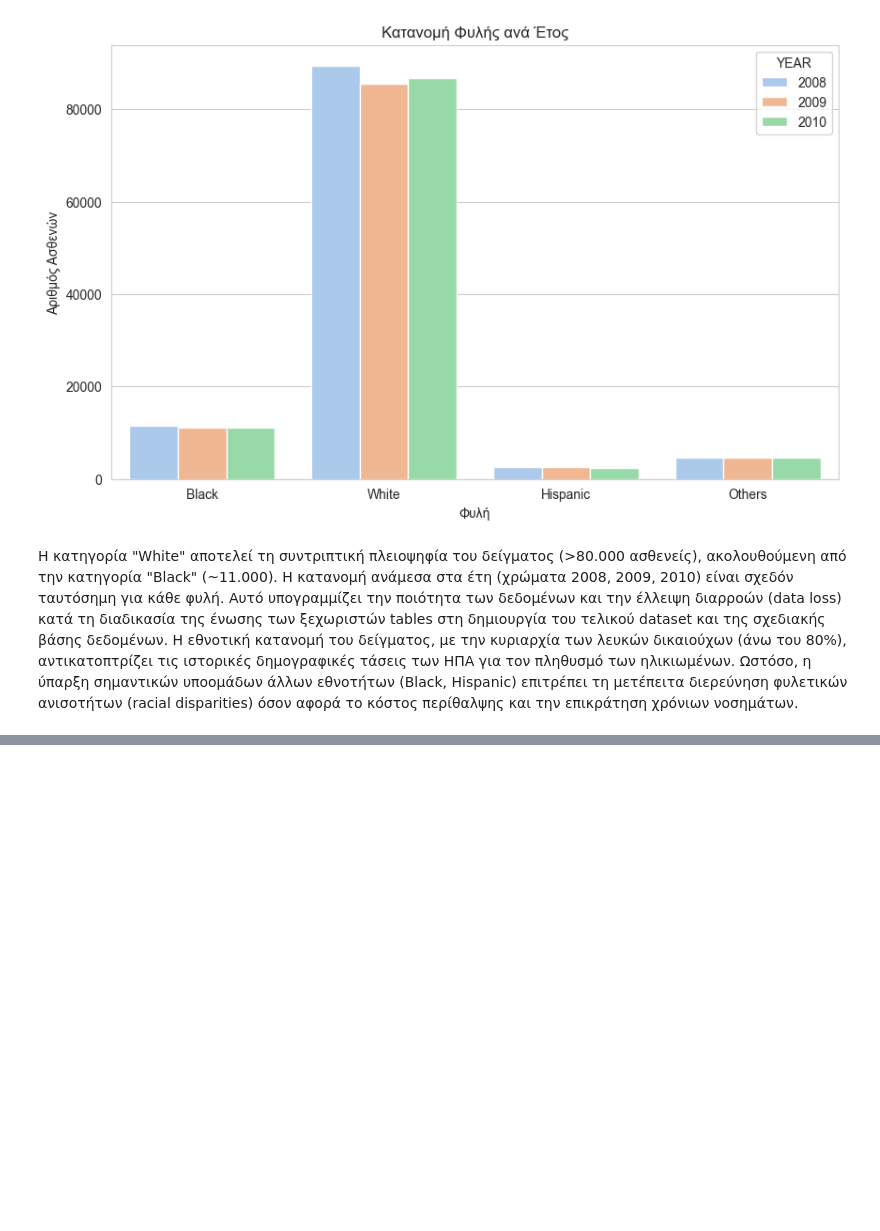
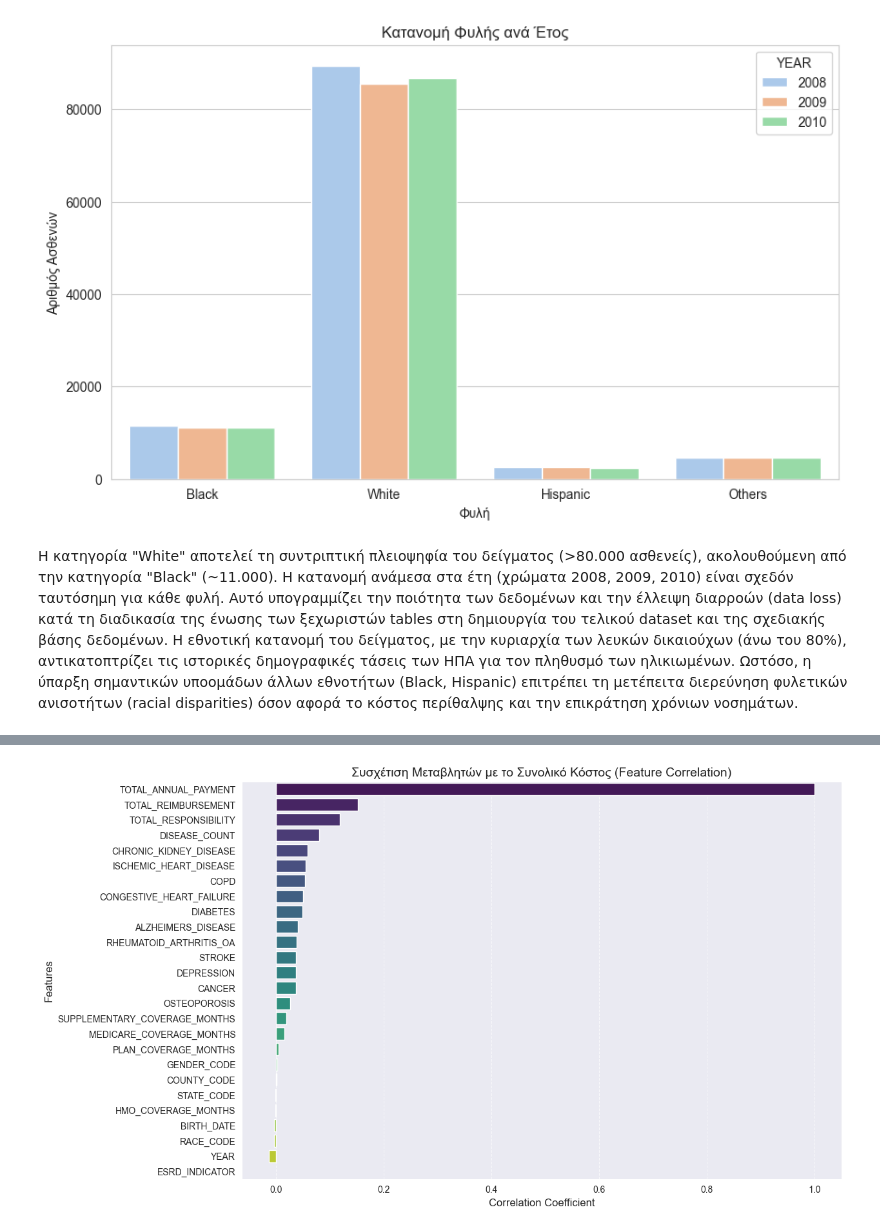
Before and after one commit to ClassiKaL1/medicare-data-mining, a Jupyter notebook: notebooks/Exploratory_Data_Analysis_and_Trends_2008_2010.ipynb, the cells around one changed output, grey strips where cells are left out. Cells and saved outputs as stored; diff of their text form; code cells hidden in the pictures; blank space fills up the shorter version.

```diff
--- a/notebooks/Exploratory_Data_Analysis_and_Trends_2008_2010.ipynb
+++ b/notebooks/Exploratory_Data_Analysis_and_Trends_2008_2010.ipynb
@@ -243,0 +375,7 @@ plt.show()
+# %%
+numeric_df = df.select_dtypes(include=['number'])
+
+correlations = numeric_df.corr()['TOTAL_PAYMENT'].sort_values(ascending=False)
+
+print("Οι ισχυρότεροι προγνωστικοί παράγοντες κόστους:")
+print(correlations)
@@ -243,0 +400,18 @@ plt.show()
+# %%
+# Φιλτράρουμε τις συσχετίσεις (αφαιρούμε το ίδιο το TOTAL_PAYMENT)
+plot_data = correlations.drop('TOTAL_PAYMENT')
+
+plt.figure(figsize=(12, 8))
+sns.barplot(x=plot_data.values,
+            y=plot_data.index,
+            hue=plot_data.index,
+            legend=False,
+            palette='viridis')
+
+plt.title('Συσχέτιση Μεταβλητών με το Συνολικό Κόστος (Feature Correlation)', fontsize=14)
+plt.xlabel('Correlation Coefficient', fontsize=12)
+plt.ylabel('Features', fontsize=12)
+plt.grid(axis='x', linestyle='--', alpha=0.7)
+plt.show()
+# %% [output]
+[figure, added]
```
Also changed, not shown: parts of 20 cells of this notebook.
